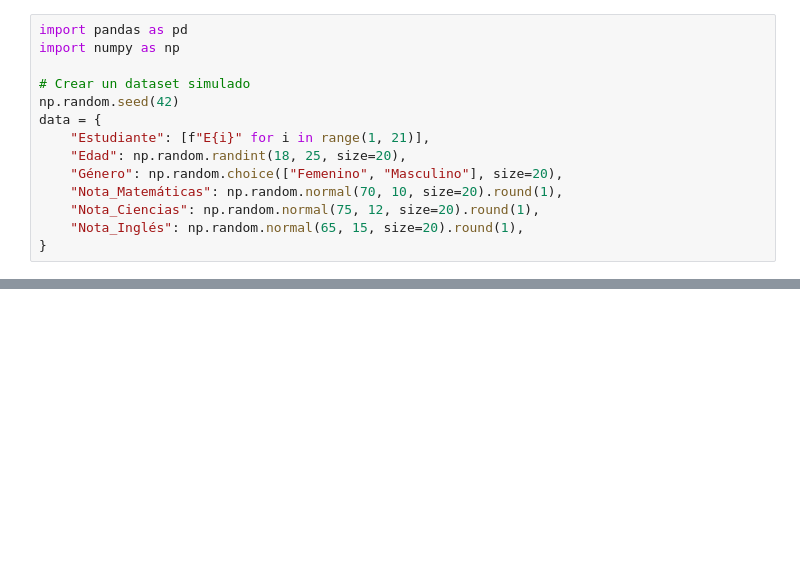
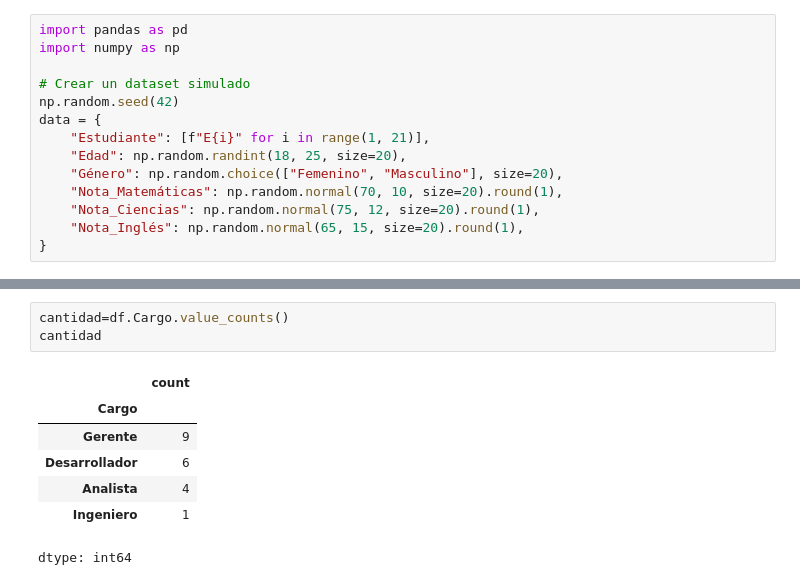
Before and after one commit to Majela12/apuntesIA, a Jupyter notebook: Apuntes_EDA.ipynb, the cells around one changed output, grey strips where cells are left out. Cells and saved outputs as stored; diff of their text form; blank space fills up the shorter version.

```diff
--- a/Apuntes_EDA.ipynb
+++ b/Apuntes_EDA.ipynb
@@ -46,0 +234,11 @@ Type "help", "copyright", "credits" or "license" for more information.
+# %%
+cantidad=df.Cargo.value_counts()
+cantidad
+# %% [output]
+|  | count |
+| Cargo |  |
+| Gerente | 9 |
+| Desarrollador | 6 |
+| Analista | 4 |
+| Ingeniero | 1 |
+dtype: int64
```
Also changed, not shown: parts of 18 cells of this notebook.
